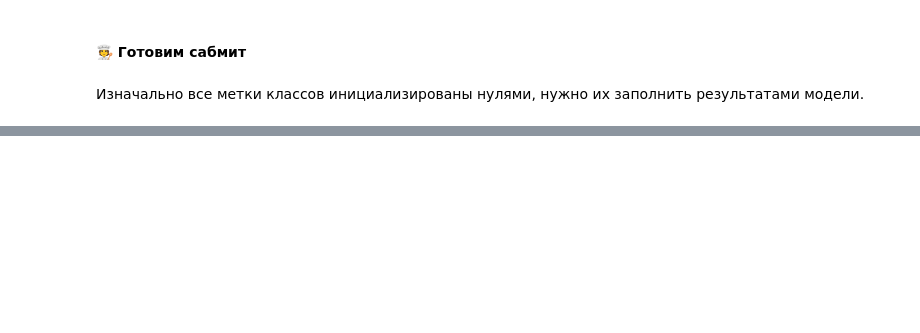
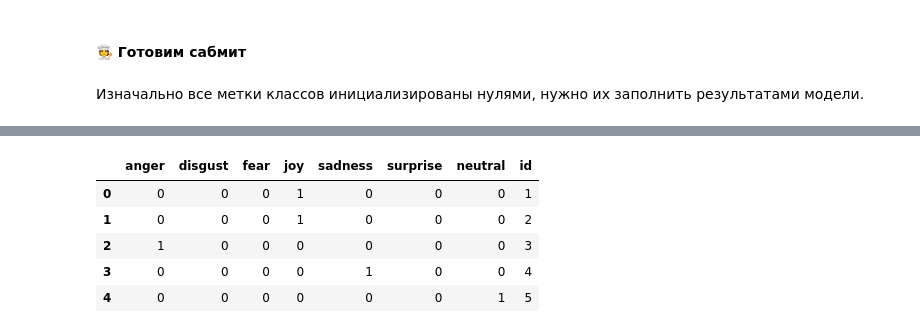
Before and after one commit to OlgaKonshina/kriptonit, a Jupyter notebook: Emotion_expand/Emotion_расширенный.ipynb, the cells around one changed output, grey strips where cells are left out. Cells and saved outputs as stored; diff of their text form; code cells hidden in the pictures; blank space fills up the shorter version.

```diff
--- a/Emotion_expand/Emotion_расширенный.ipynb
+++ b/Emotion_expand/Emotion_расширенный.ipynb
@@ -540 +471,10 @@ KeyError: "['text'] not found in axis"
+# %%
+df.head()
+# %% [output]
+|  | anger | disgust | fear | joy | sadness | surprise | neutral | id |
+| 0 | 0 | 0 | 0 | 1 | 0 | 0 | 0 | 1 |
+| 1 | 0 | 0 | 0 | 1 | 0 | 0 | 0 | 2 |
+| 2 | 1 | 0 | 0 | 0 | 0 | 0 | 0 | 3 |
+| 3 | 0 | 0 | 0 | 0 | 1 | 0 | 0 | 4 |
+| 4 | 0 | 0 | 0 | 0 | 0 | 0 | 1 | 5 |
 # %%
```
Also changed, not shown: parts of 20 cells of this notebook.
